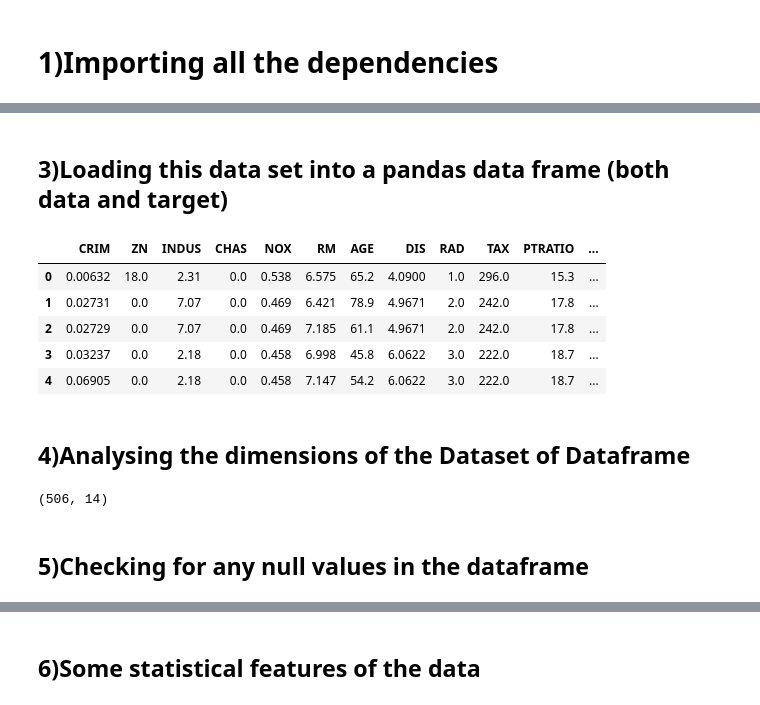
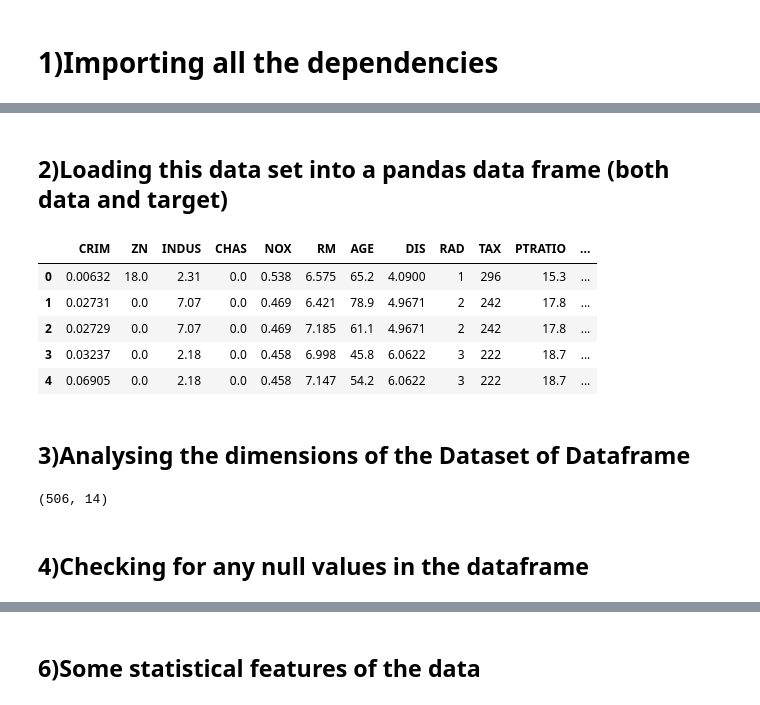
Before and after one commit to 3Vikram-K/House-Price-Prediction-using-XGBoost-Regression, a Jupyter notebook: housing_price.ipynb, the cells around one changed output, grey strips where cells are left out. Drawn from its saved outputs; the diff is of its cells as text; code cells hidden in the pictures.

```diff
--- a/housing_price.ipynb
+++ b/housing_price.ipynb
@@ -52,2 +11,2 @@ data
 # %% [markdown]
-## 3)Loading this data set into a pandas data frame (both data and target)
+## 2)Loading this data set into a pandas data frame (both data and target)
@@ -58,20 +13,23 @@ df['PRICE'] = data.target
-# %%
-df.head()
-# %% [output]
-|  | CRIM | ZN | INDUS | CHAS | NOX | RM | AGE | DIS | RAD | TAX | PTRATIO | ... |
-| 0 | 0.00632 | 18.0 | 2.31 | 0.0 | 0.538 | 6.575 | 65.2 | 4.0900 | 1.0 | 296.0 | 15.3 | ... |
-| 1 | 0.02731 | 0.0 | 7.07 | 0.0 | 0.469 | 6.421 | 78.9 | 4.9671 | 2.0 | 242.0 | 17.8 | ... |
-| 2 | 0.02729 | 0.0 | 7.07 | 0.0 | 0.469 | 7.185 | 61.1 | 4.9671 | 2.0 | 242.0 | 17.8 | ... |
-| 3 | 0.03237 | 0.0 | 2.18 | 0.0 | 0.458 | 6.998 | 45.8 | 6.0622 | 3.0 | 222.0 | 18.7 | ... |
-| 4 | 0.06905 | 0.0 | 2.18 | 0.0 | 0.458 | 7.147 | 54.2 | 6.0622 | 3.0 | 222.0 | 18.7 | ... |
+# %%
+url = 'https://github.com/3Vikram-K/House-Price-Prediction-using-XGBoost-Regression/blob/88b6f547bbb0ebb983a56c067eb34c433ba13cac/HousingData.csv' + '?raw=true'
+df = pd.read_csv(url)
+df.rename(columns={'MEDV':'PRICE'},inplace=True)
+df.head()
+# %% [output]
+|  | CRIM | ZN | INDUS | CHAS | NOX | RM | AGE | DIS | RAD | TAX | PTRATIO | ... |
+| 0 | 0.00632 | 18.0 | 2.31 | 0.0 | 0.538 | 6.575 | 65.2 | 4.0900 | 1 | 296 | 15.3 | ... |
+| 1 | 0.02731 | 0.0 | 7.07 | 0.0 | 0.469 | 6.421 | 78.9 | 4.9671 | 2 | 242 | 17.8 | ... |
+| 2 | 0.02729 | 0.0 | 7.07 | 0.0 | 0.469 | 7.185 | 61.1 | 4.9671 | 2 | 242 | 17.8 | ... |
+| 3 | 0.03237 | 0.0 | 2.18 | 0.0 | 0.458 | 6.998 | 45.8 | 6.0622 | 3 | 222 | 18.7 | ... |
+| 4 | 0.06905 | 0.0 | 2.18 | 0.0 | 0.458 | 7.147 | 54.2 | 6.0622 | 3 | 222 | 18.7 | ... |
 # %% [markdown]
-## 4)Analysing the dimensions of the Dataset of Dataframe
+## 3)Analysing the dimensions of the Dataset of Dataframe
 # %%
 df.shape
 # %% [output]
 (506, 14)
 # %% [markdown]
-## 5)Checking for any null values in the dataframe
+## 4)Checking for any null values in the dataframe
 # %%
 df.isnull().sum()
 # %% [output]
```
Also changed, not shown: parts of 15 cells of this notebook.
